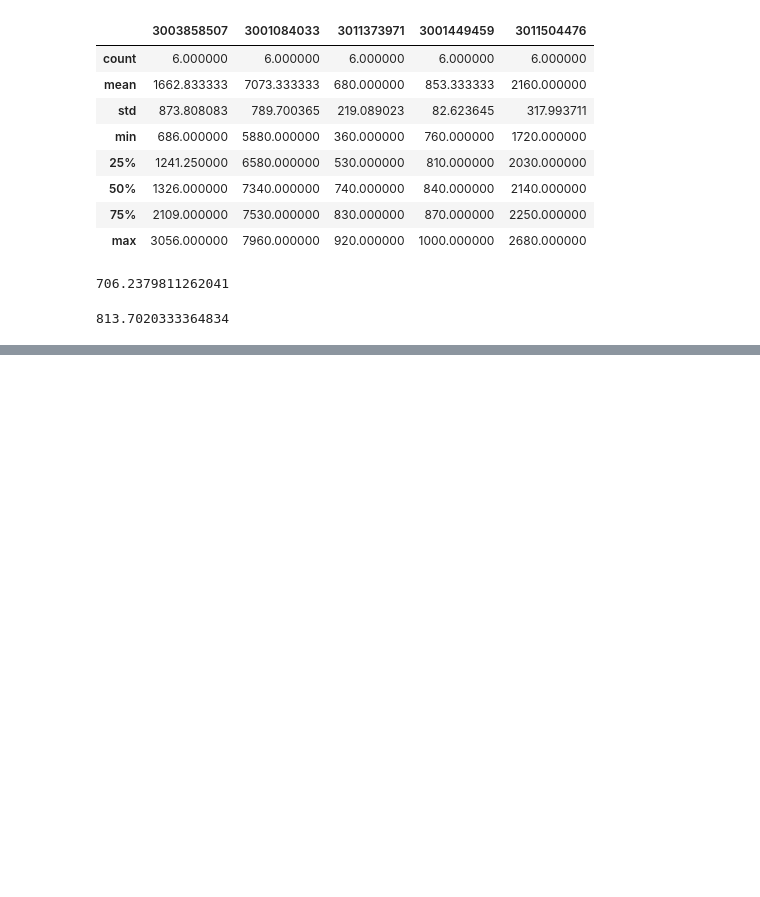
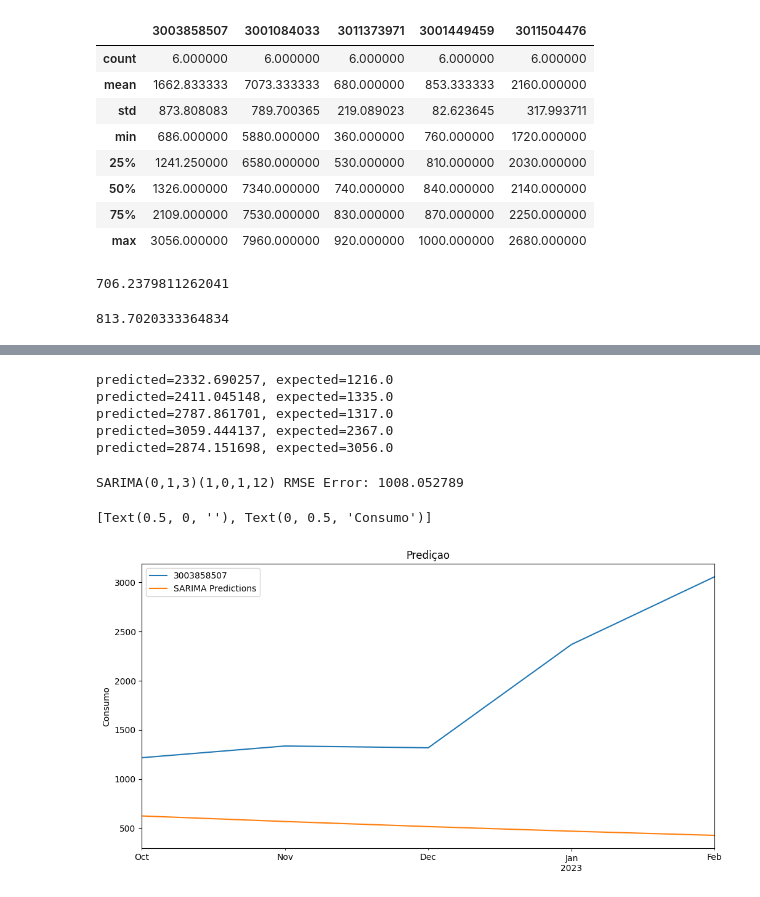
Before and after one commit to enriqTS/IC-Gasto-Fotovoltaico, a Jupyter notebook: simple-prev.ipynb, the cells around one changed output, grey strips where cells are left out. Drawn from its saved outputs; the diff is of its cells as text; code cells hidden in the pictures; blank space fills up the shorter version.

Commit message:
Adding SARIMA predictions

```diff
--- a/simple-prev.ipynb
+++ b/simple-prev.ipynb
@@ -243,0 +413,10 @@ np.sqrt(mean_squared_error(test_data[3001084033], test_predictions))
+# %%
+train = df_test_transpose.iloc[:40]
+test = df_test_transpose.iloc[40:]
+
+test = test.astype(float)
+train = train.astype(float)
+# %%
+model = SARIMAX(train[3003858507], order=(1, 0, 0), seasonal_order=(0, 1, 1, 12))
+results = model.fit()
+results.summary()
@@ -243,0 +480,34 @@ np.sqrt(mean_squared_error(test_data[3001084033], test_predictions))
+# %%
+start = len(train)
+end = len(train) + len(test) - 1
+predictions = results.predict(start=start, end=end, dynamic=False, typ="levels").rename(
+    "SARIMA Predictions"
+)
+# %%
+for i in range(len(predictions)):
+    print(f"predicted={predictions[i]:<11.10}, expected={test[3003858507][i]}")
+# %% [output]
+predicted=2332.690257, expected=1216.0
+predicted=2411.045148, expected=1335.0
+predicted=2787.861701, expected=1317.0
+predicted=3059.444137, expected=2367.0
+predicted=2874.151698, expected=3056.0
+# %%
+from statsmodels.tools.eval_measures import rmse
+
+error = rmse(test[3003858507], predictions)
+print(f'SARIMA(0,1,3)(1,0,1,12) RMSE Error: {error:11.10}')
+# %% [output]
+SARIMA(0,1,3)(1,0,1,12) RMSE Error: 1008.052789
+# %%
+title = "Prediçao"
+ylabel = "Consumo"
+xlabel = ""
+
+ax = test[3003858507].plot(legend=True, figsize=(12, 6), title=title)
+predictions.plot(legend=True)
+ax.autoscale(axis="x", tight=True)
+ax.set(xlabel=xlabel, ylabel=ylabel)
+# %% [output]
+[Text(0.5, 0, ''), Text(0, 0.5, 'Consumo')]
+[figure, added]
```
Also changed, not shown: parts of 18 cells of this notebook, 1 other file.
